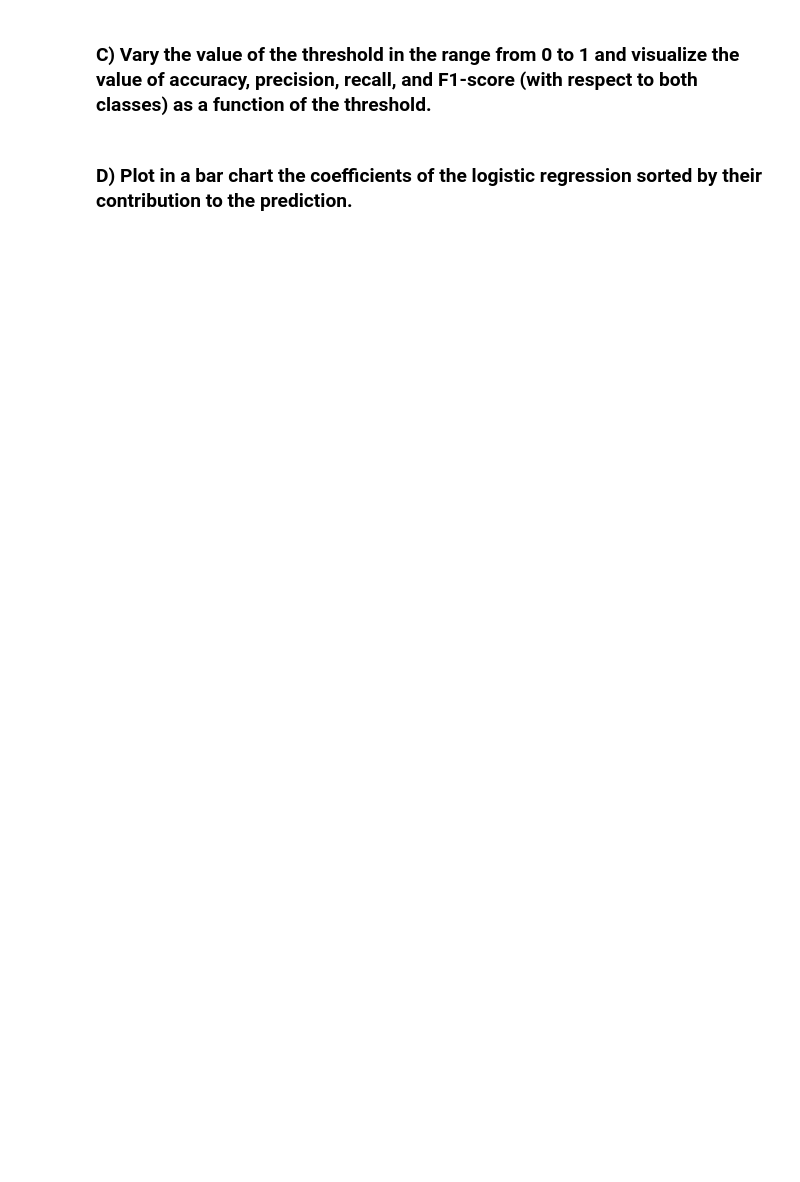
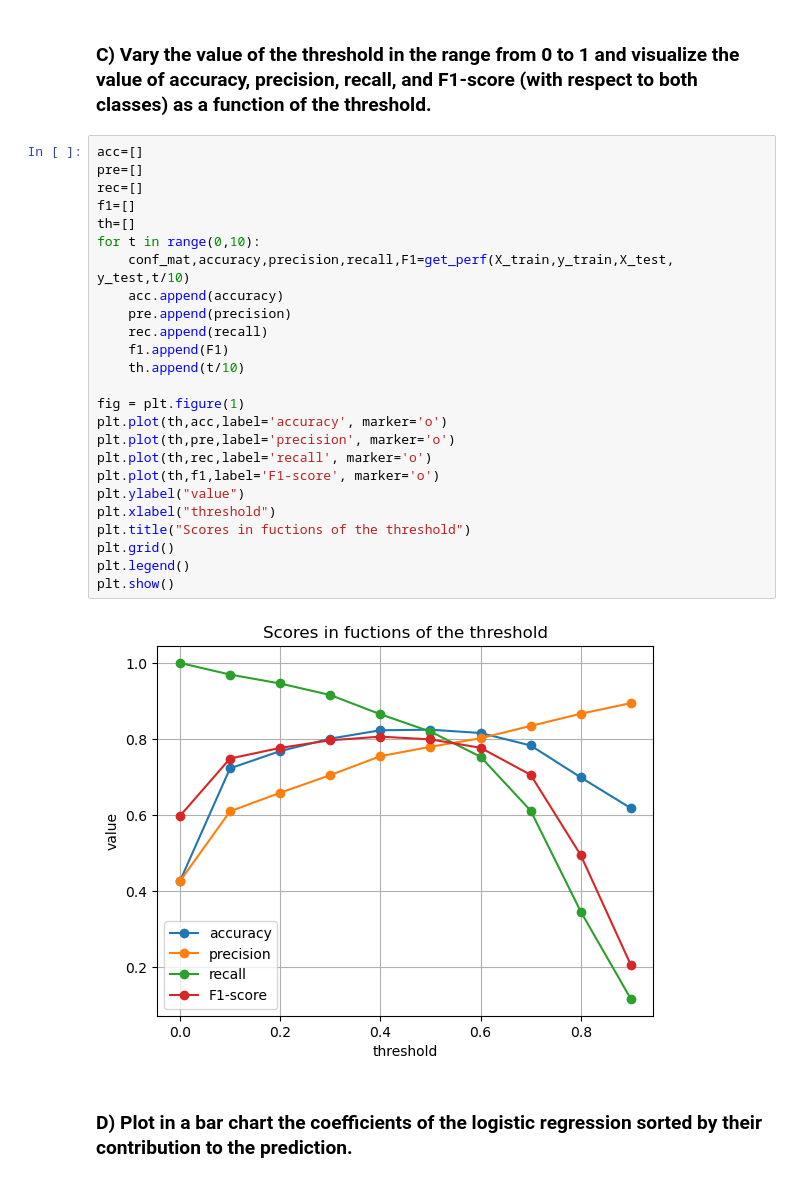
Before and after one commit to aiglegivree/ada_2025, a Jupyter notebook: Exercises/07 - Learning from data - Applied machine learning/AppliedML.ipynb, the cells around one changed output. Cells and saved outputs as stored; diff of their text form; blank space fills up the shorter version.

```diff
--- a/Exercises/07 - Learning from data - Applied machine learning/AppliedML.ipynb
+++ b/Exercises/07 - Learning from data - Applied machine learning/AppliedML.ipynb
@@ -88,4 +122,31 @@ X_train,X_test = standardize(X_train,X_test)
 # %% [markdown]
 ### C) Vary the value of the threshold in the range from 0 to 1 and visualize the value of accuracy, precision, recall, and F1-score (with respect to both classes) as a function of the threshold.
+# %%
+acc=[]
+pre=[]
+rec=[]
+f1=[]
+th=[]
+for t in range(0,10):
+    conf_mat,accuracy,precision,recall,F1=get_perf(X_train,y_train,X_test, y_test,t/10)
+    acc.append(accuracy)
+    pre.append(precision)
+    rec.append(recall)
+    f1.append(F1)
+    th.append(t/10)
+
+fig = plt.figure(1)
+plt.plot(th,acc,label='accuracy', marker='o')
+plt.plot(th,pre,label='precision', marker='o')
+plt.plot(th,rec,label='recall', marker='o')
+plt.plot(th,f1,label='F1-score', marker='o')
+plt.ylabel("value")
+plt.xlabel("threshold")
+plt.title("Scores in fuctions of the threshold")
+plt.grid()
+plt.legend()
+plt.show()
+# %% [output]
+[figure, added]
 # %% [markdown]
 ### D) Plot in a bar chart the coefficients of the logistic regression sorted by their contribution to the prediction.
```
Also changed, not shown: parts of 4 cells of this notebook.
